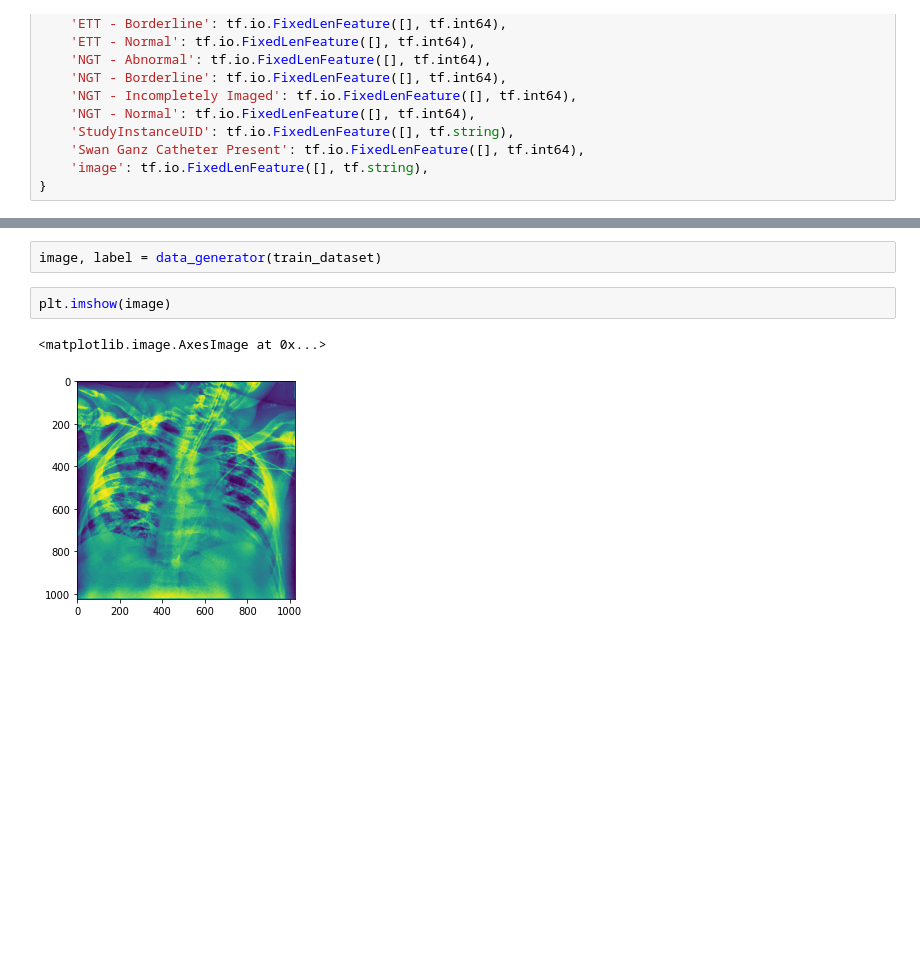
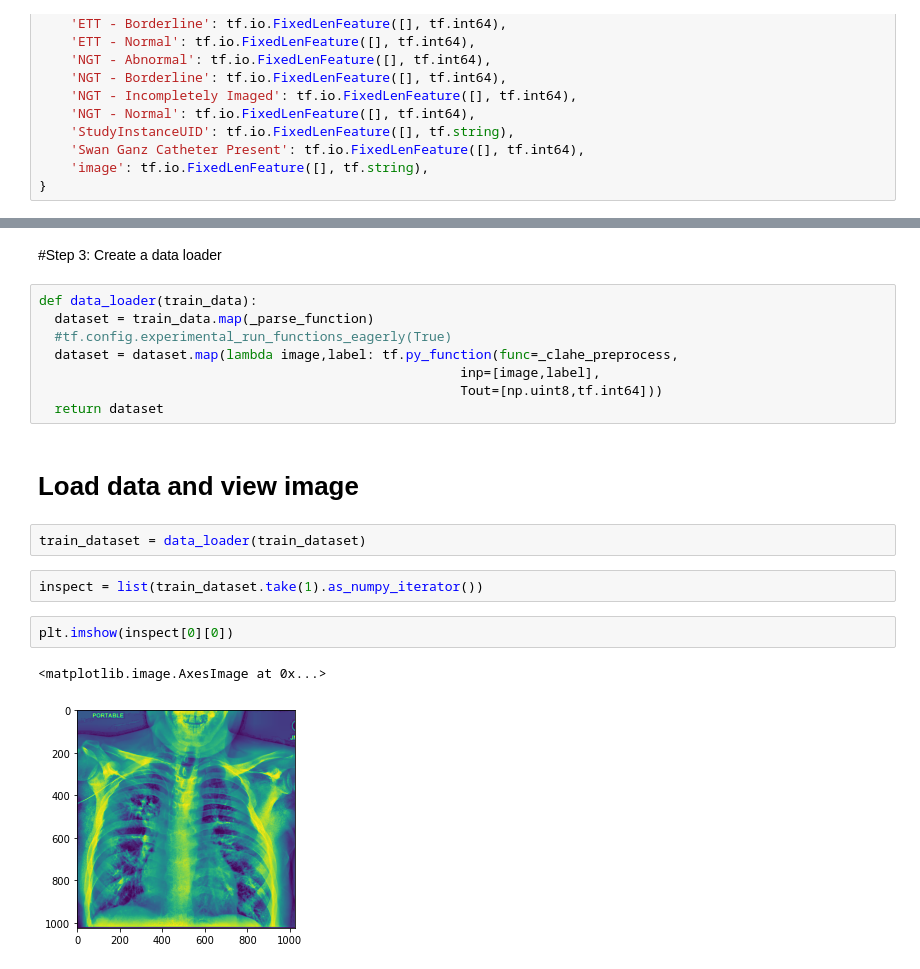
Before and after one commit to AnahVeronica/RANZCR_CLiP_Catheter_and_Line_Position_Challenge, a Jupyter notebook: RANZCR_CLiP_Catheter_and_Line_Position_Challenge.ipynb, the cells around one changed output, grey strips where cells are left out. Drawn from its saved outputs; the diff is of its cells as text; blank space fills up the shorter version.

```diff
--- a/RANZCR_CLiP_Catheter_and_Line_Position_Challenge.ipynb
+++ b/RANZCR_CLiP_Catheter_and_Line_Position_Challenge.ipynb
@@ -112,7 +95,21 @@ def create_dataset(train_dataset):
-# %%
-image, label = data_generator(train_dataset)
+# %% [markdown]
+#Step 3: Create a data loader
+# %%
+def data_loader(train_data):
+  dataset = train_data.map(_parse_function)
+  #tf.config.experimental_run_functions_eagerly(True)
+  dataset = dataset.map(lambda image,label: tf.py_function(func=_clahe_preprocess,
+                                                      inp=[image,label],
+                                                      Tout=[np.uint8,tf.int64]))
+  return dataset
+# %% [markdown]
+# Load data and view image
+# %%
+train_dataset = data_loader(train_dataset)
+# %%
+inspect = list(train_dataset.take(1).as_numpy_iterator())
 # %%
-plt.imshow(image)
+plt.imshow(inspect[0][0])
 # %% [output]
 <matplotlib.image.AxesImage at 0x...>
-[figure, old version]
+[figure, new version]
```
Also changed, not shown: parts of 12 cells of this notebook.
